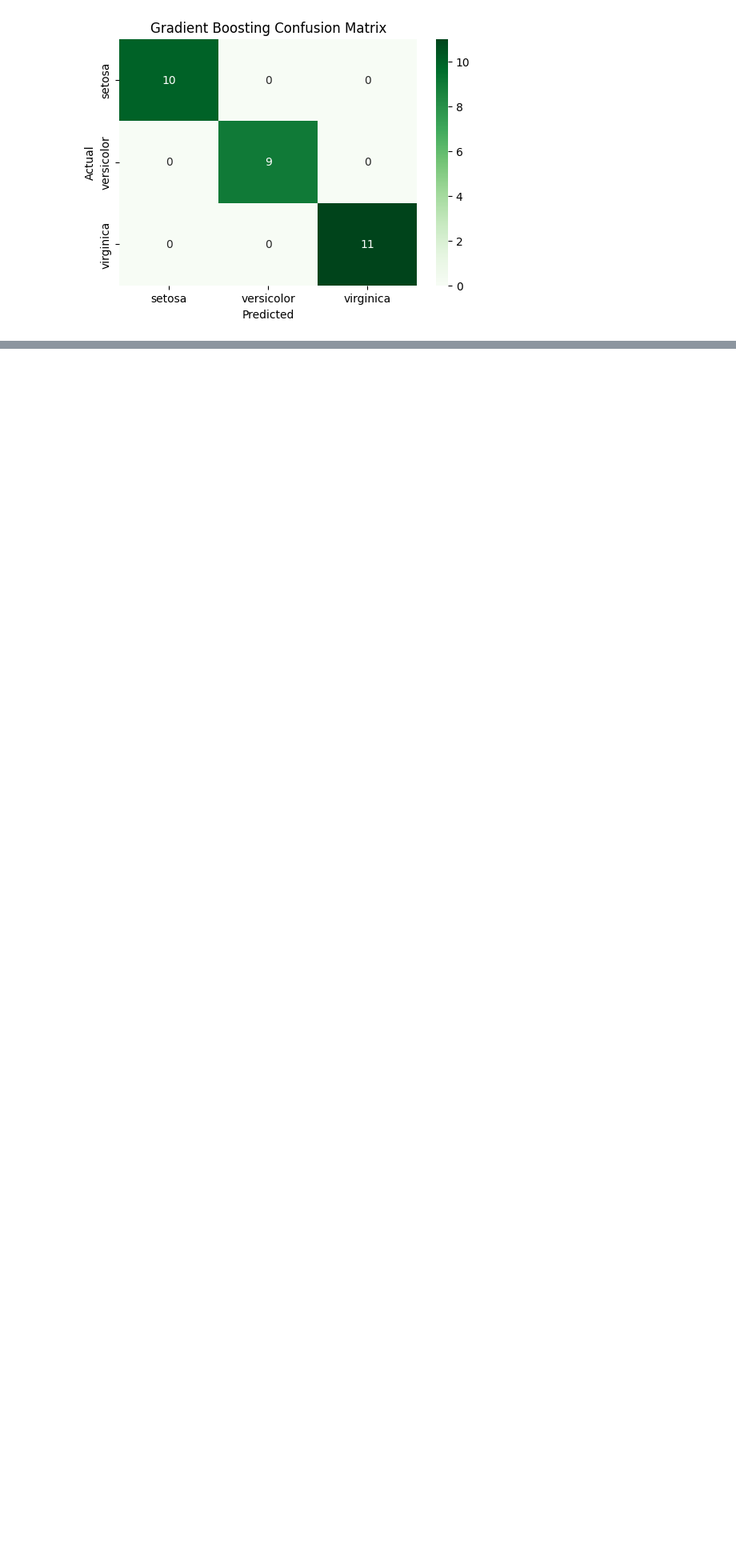
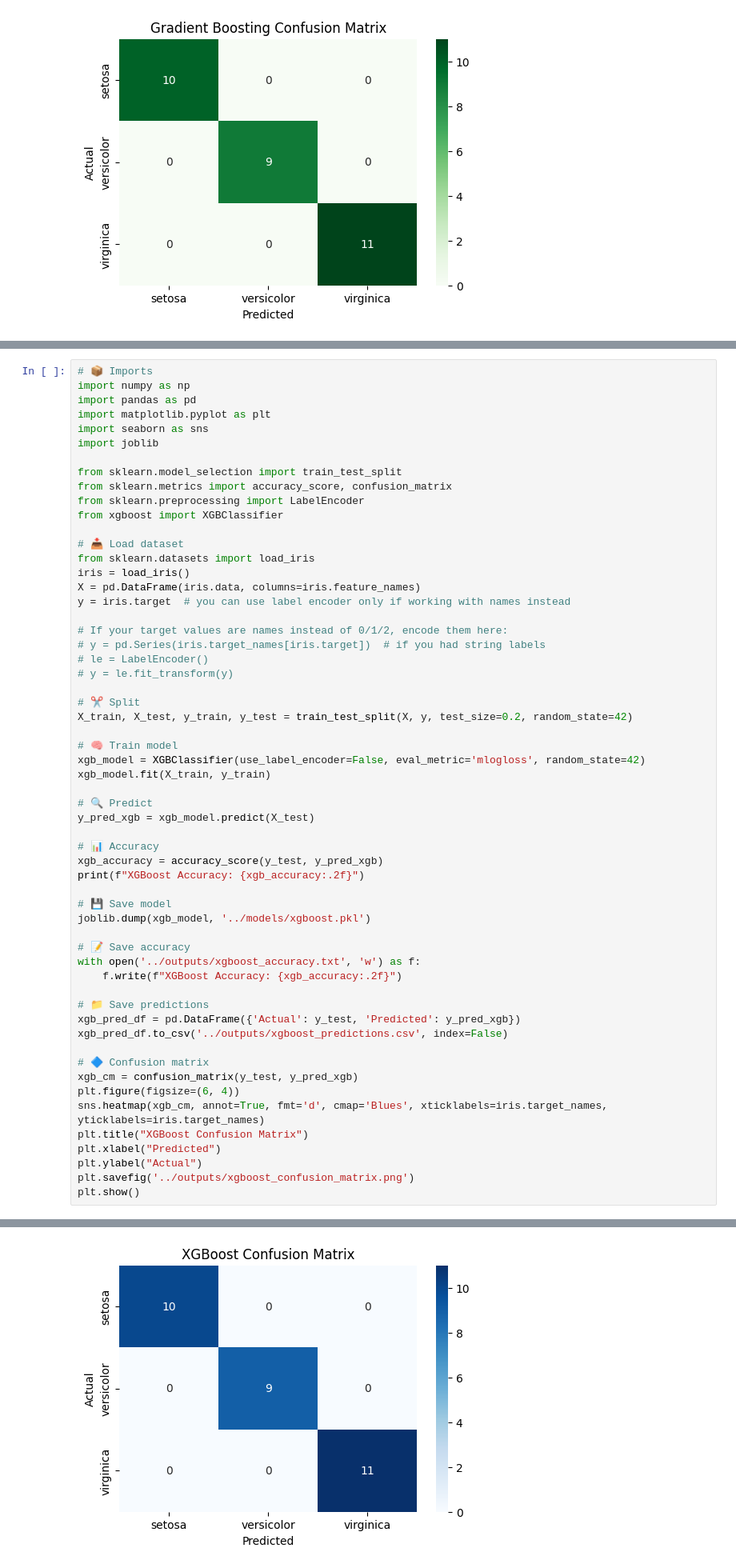
Before and after one commit to Aayushsah6969/Data, a Jupyter notebook: IRIS/notebooks/iris_analysis.ipynb, the cells around one changed output, grey strips where cells are left out. Shown at 80% size. Saved outputs shown, nothing was run; the diff lists cells and outputs as text; blank space fills up the shorter version.

Commit message:
model-8

```diff
--- a/IRIS/notebooks/iris_analysis.ipynb
+++ b/IRIS/notebooks/iris_analysis.ipynb
@@ -613,0 +616,59 @@ plt.show()
+# %%
+# 📦 Imports
+import numpy as np
+import pandas as pd
+import matplotlib.pyplot as plt
+import seaborn as sns
+import joblib
+
+from sklearn.model_selection import train_test_split
+from sklearn.metrics import accuracy_score, confusion_matrix
+from sklearn.preprocessing import LabelEncoder
+from xgboost import XGBClassifier
+
+# 📥 Load dataset
+from sklearn.datasets import load_iris
+iris = load_iris()
+X = pd.DataFrame(iris.data, columns=iris.feature_names)
+y = iris.target  # you can use label encoder only if working with names instead
+
+# If your target values are names instead of 0/1/2, encode them here:
+# y = pd.Series(iris.target_names[iris.target])  # if you had string labels
+# le = LabelEncoder()
+# y = le.fit_transform(y)
+
+# ✂️ Split
+X_train, X_test, y_train, y_test = train_test_split(X, y, test_size=0.2, random_state=42)
+
+# 🧠 Train model
+xgb_model = XGBClassifier(use_label_encoder=False, eval_metric='mlogloss', random_state=42)
+xgb_model.fit(X_train, y_train)
+
+# 🔍 Predict
+y_pred_xgb = xgb_model.predict(X_test)
+
+# 📊 Accuracy
+xgb_accuracy = accuracy_score(y_test, y_pred_xgb)
+print(f"XGBoost Accuracy: {xgb_accuracy:.2f}")
+
+# 💾 Save model
+joblib.dump(xgb_model, '../models/xgboost.pkl')
+
+# 📝 Save accuracy
+with open('../outputs/xgboost_accuracy.txt', 'w') as f:
+    f.write(f"XGBoost Accuracy: {xgb_accuracy:.2f}")
+
+# 📁 Save predictions
+xgb_pred_df = pd.DataFrame({'Actual': y_test, 'Predicted': y_pred_xgb})
+xgb_pred_df.to_csv('../outputs/xgboost_predictions.csv', index=False)
+
+# 🔷 Confusion matrix
+xgb_cm = confusion_matrix(y_test, y_pred_xgb)
+plt.figure(figsize=(6, 4))
+sns.heatmap(xgb_cm, annot=True, fmt='d', cmap='Blues', xticklabels=iris.target_names, yticklabels=iris.target_names)
+plt.title("XGBoost Confusion Matrix")
+plt.xlabel("Predicted")
+plt.ylabel("Actual")
+plt.savefig('../outputs/xgboost_confusion_matrix.png')
+plt.show()
+# %% [output]
@@ -613,0 +679 @@ plt.show()
+[figure, added]
```
Also changed, not shown: parts of 3 cells of this notebook, 4 other files.
